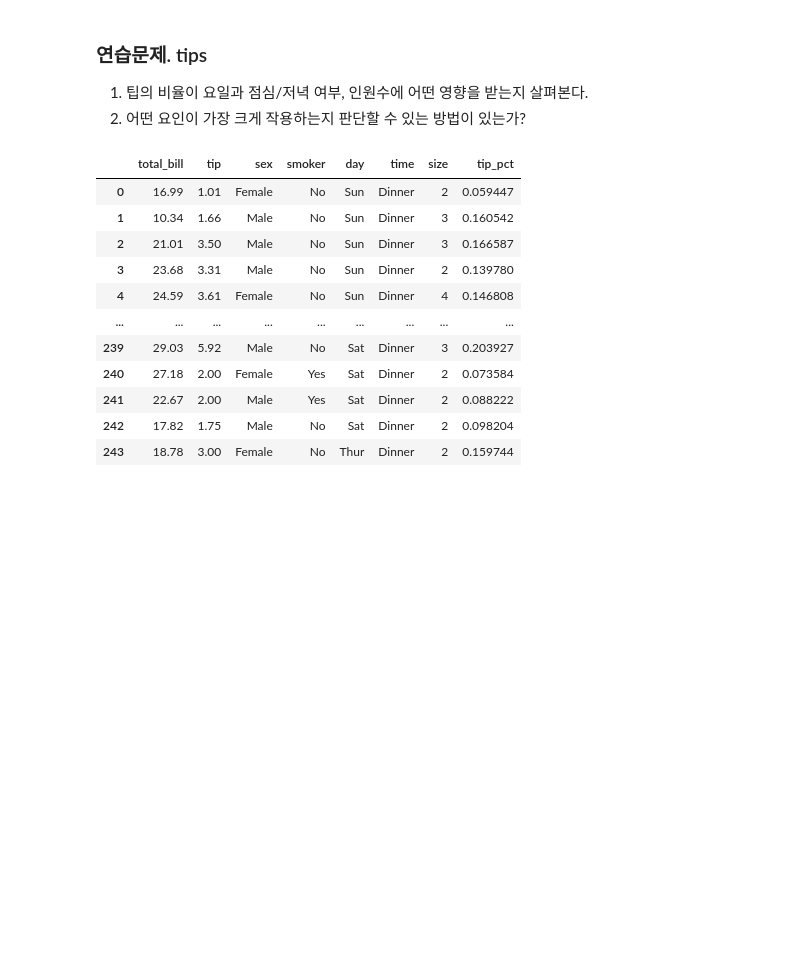
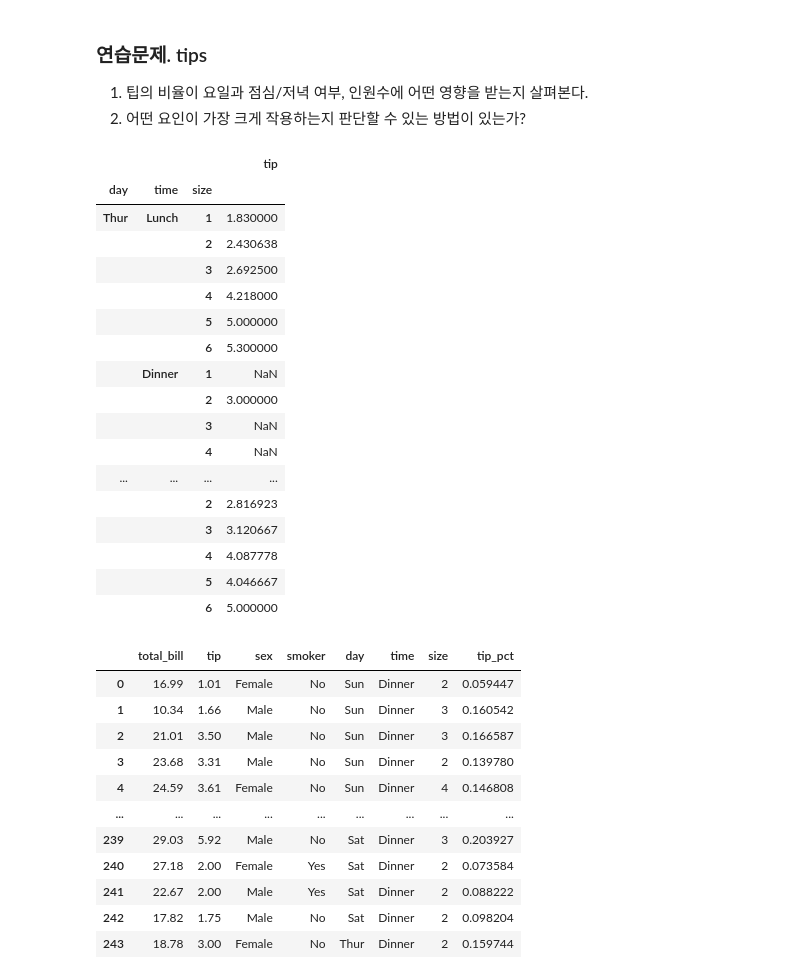
Before and after one commit to junmin98/WASSUP, a Jupyter notebook: Data_preprocessing/03_07_Pandas_pivot_group.ipynb, the cells around one changed output. Saved outputs shown, nothing was run; the diff lists cells and outputs as text; code cells hidden in the pictures; blank space fills up the shorter version.

```diff
--- a/Data_preprocessing/03_07_Pandas_pivot_group.ipynb
+++ b/Data_preprocessing/03_07_Pandas_pivot_group.ipynb
@@ -568,6 +569,27 @@ tips.groupby(["sex", "smoker"])[["tip_pct"]].describe()
 ### 연습문제. tips
 1. 팁의 비율이 요일과 점심/저녁 여부, 인원수에 어떤 영향을 받는지 살펴본다.
 2. 어떤 요인이 가장 크게 작용하는지 판단할 수 있는 방법이 있는가?
+# %%
+tips.groupby(['day','time', 'size'])[['tip']].mean()
+# %% [output]
+|  |  |  | tip |
+| day | time | size |  |
+| Thur | Lunch | 1 | 1.830000 |
+|  |  | 2 | 2.430638 |
+|  |  | 3 | 2.692500 |
+|  |  | 4 | 4.218000 |
+|  |  | 5 | 5.000000 |
+|  |  | 6 | 5.300000 |
+|  | Dinner | 1 | NaN |
+|  |  | 2 | 3.000000 |
+|  |  | 3 | NaN |
+|  |  | 4 | NaN |
+| ... | ... | ... | ... |
+|  |  | 2 | 2.816923 |
+|  |  | 3 | 3.120667 |
+|  |  | 4 | 4.087778 |
+|  |  | 5 | 4.046667 |
+|  |  | 6 | 5.000000 |
 # %%
 tips
 # %% [output]
```
Also changed, not shown: parts of 2 cells of this notebook, 1 other file.
